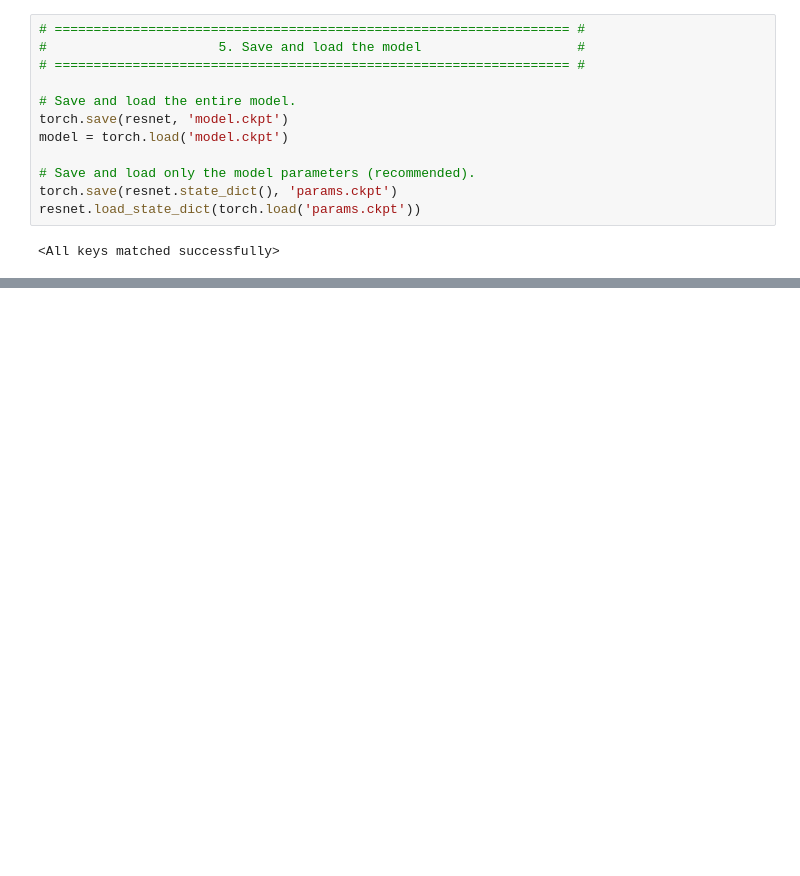
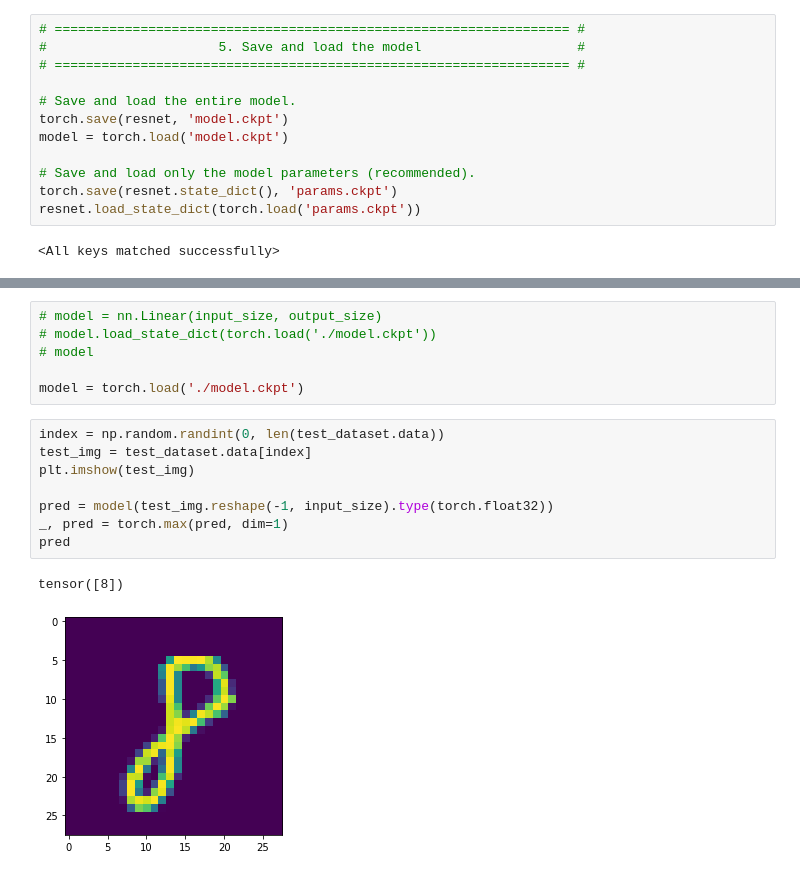
Before and after one commit to julichitai/learning_NN, a Jupyter notebook: mipt_[seminar]pytorch_basics.ipynb, the cells around one changed output, grey strips where cells are left out. Cells and saved outputs as stored; diff of their text form; blank space fills up the shorter version.

```diff
--- a/mipt_[seminar]pytorch_basics.ipynb
+++ b/mipt_[seminar]pytorch_basics.ipynb
@@ -1209,0 +1399,17 @@ resnet.load_state_dict(torch.load('params.ckpt'))
+# %%
+# model = nn.Linear(input_size, output_size)
+# model.load_state_dict(torch.load('./model.ckpt'))
+# model
+
+model = torch.load('./model.ckpt')
+# %%
+index = np.random.randint(0, len(test_dataset.data))
+test_img = test_dataset.data[index]
+plt.imshow(test_img)
+
+pred = model(test_img.reshape(-1, input_size).type(torch.float32))
+_, pred = torch.max(pred, dim=1)
+pred
+# %% [output]
+tensor([8])
+[figure, added]
```
Also changed, not shown: parts of 10 cells of this notebook.
